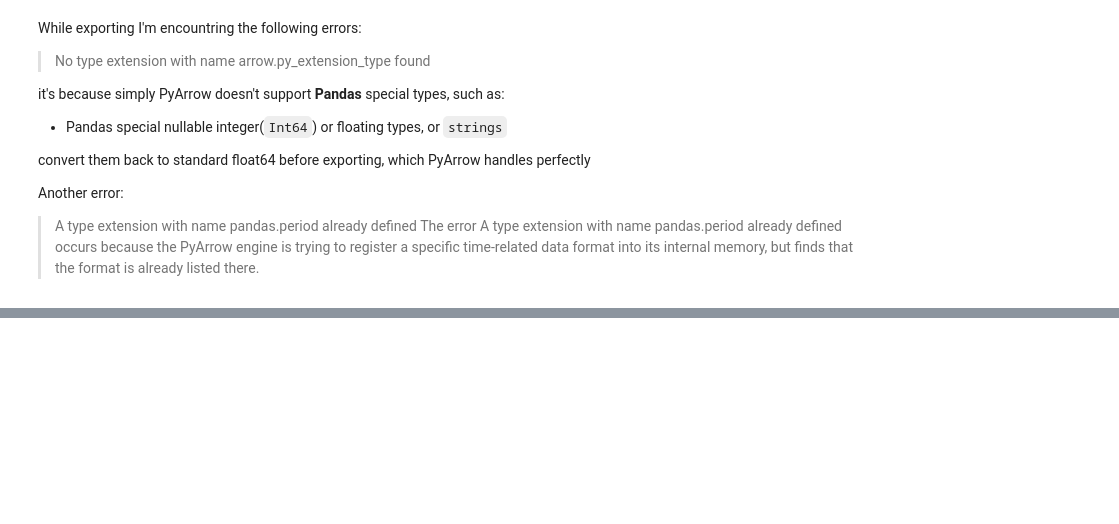
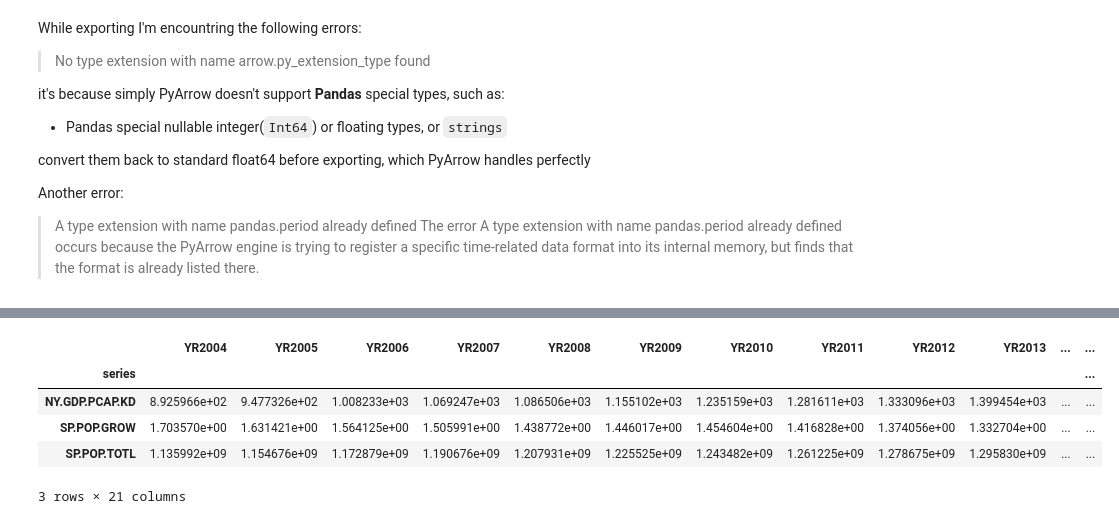
Before and after one commit to sohail-ansari0023/Indias_economic_changes, a Jupyter notebook: Dimension_1/Data_collection.ipynb, the cells around one changed output, grey strips where cells are left out. Drawn from its saved outputs; the diff is of its cells as text; code cells hidden in the pictures; blank space fills up the shorter version.

```diff
--- a/Dimension_1/Data_collection.ipynb
+++ b/Dimension_1/Data_collection.ipynb
@@ -243,0 +242,22 @@ memory usage: 1.3 KB
+# %%
+# Required data and their codes:
+data_dic: dict = {
+    'GDP per capita (constant 2015 US$)': 'NY.GDP.PCAP.KD',
+    'Total Population': 'SP.POP.TOTL',
+    'Population growth (annual %)': 'SP.POP.GROW'
+}
+
+df_2: pd.DataFrame = wb.data.DataFrame(
+    list(data_dic.values()),
+    'IND',
+    time=range(2004, 2025)
+)
+
+df_2
+# %% [output]
+|  | YR2004 | YR2005 | YR2006 | YR2007 | YR2008 | YR2009 | YR2010 | YR2011 | YR2012 | YR2013 | ... | ... |
+| series |  |  |  |  |  |  |  |  |  |  |  | ... |
+| NY.GDP.PCAP.KD | 8.925966e+02 | 9.477326e+02 | 1.008233e+03 | 1.069247e+03 | 1.086506e+03 | 1.155102e+03 | 1.235159e+03 | 1.281611e+03 | 1.333096e+03 | 1.399454e+03 | ... | ... |
+| SP.POP.GROW | 1.703570e+00 | 1.631421e+00 | 1.564125e+00 | 1.505991e+00 | 1.438772e+00 | 1.446017e+00 | 1.454604e+00 | 1.416828e+00 | 1.374056e+00 | 1.332704e+00 | ... | ... |
+| SP.POP.TOTL | 1.135992e+09 | 1.154676e+09 | 1.172879e+09 | 1.190676e+09 | 1.207931e+09 | 1.225525e+09 | 1.243482e+09 | 1.261225e+09 | 1.278675e+09 | 1.295830e+09 | ... | ... |
+3 rows × 21 columns
```
Also changed, not shown: parts of 19 cells of this notebook, 4 other files.
